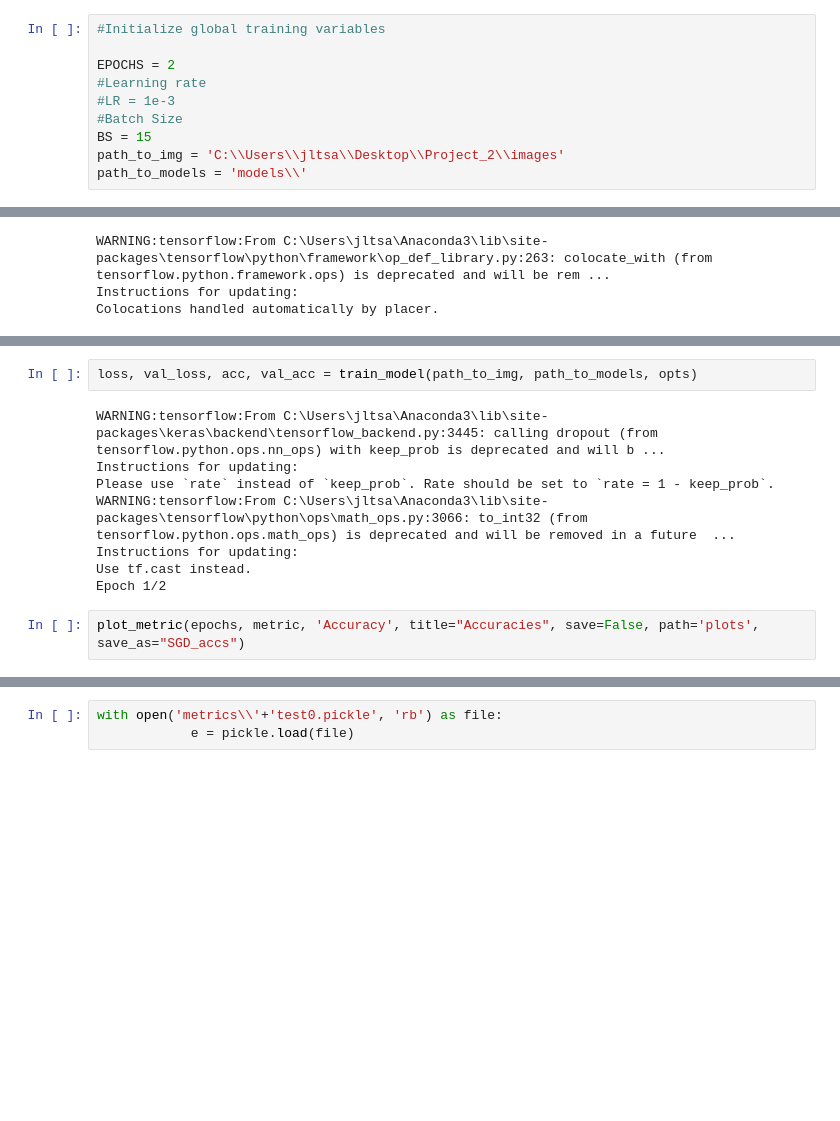
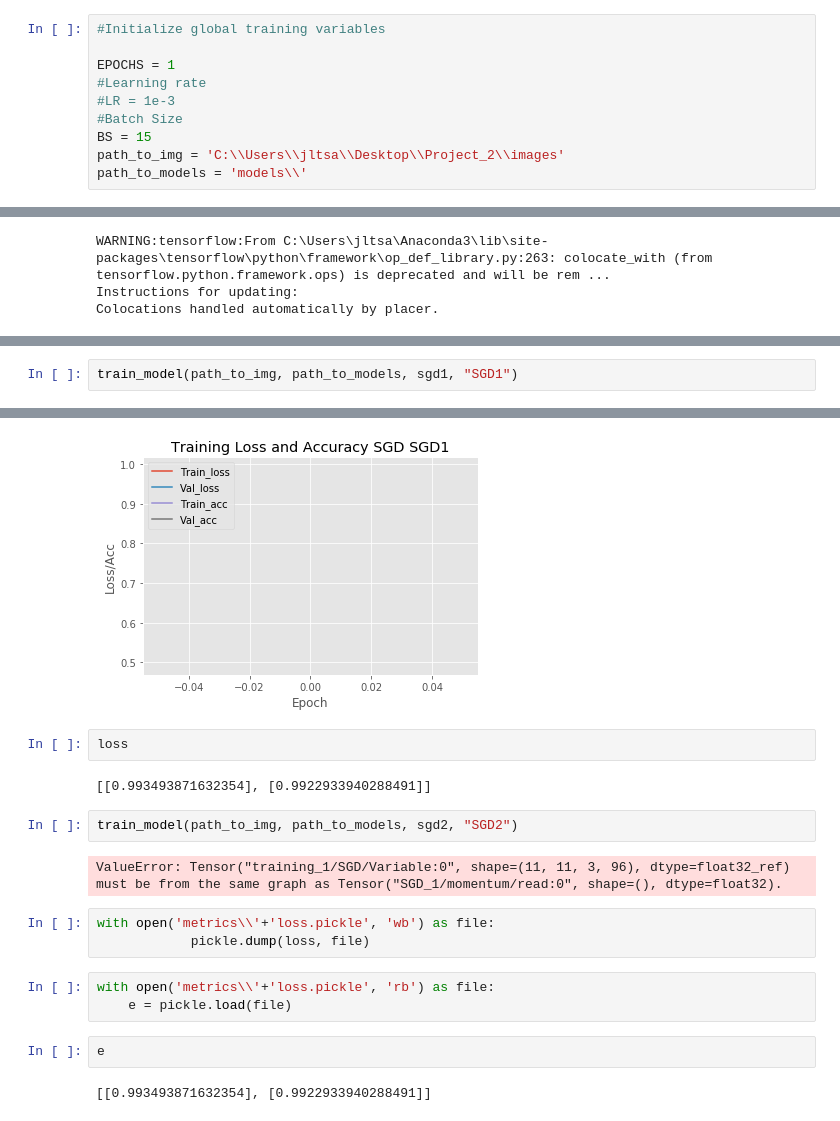
Before and after one commit to jltsao88/Capstone_Project_2, a Jupyter notebook: 05_Tuning_Optimizer.ipynb, the cells around one changed output, grey strips where cells are left out. Cells and saved outputs as stored; diff of their text form; blank space fills up the shorter version.

```diff
--- a/05_Tuning_Optimizer.ipynb
+++ b/05_Tuning_Optimizer.ipynb
@@ -148,7 +149,7 @@ aug_gen = ImageDataGenerator(rotation_range=30, width_shift_range=0.1,
 # %%
 #Initialize global training variables
 
-EPOCHS = 2
+EPOCHS = 1
 #Learning rate
 #LR = 1e-3
 #Batch Size
@@ -222,12 +219,3 @@ def train_model(im_path, model_path, optimizers):
-# %%
-loss, val_loss, acc, val_acc = train_model(path_to_img, path_to_models, opts)
-# %% [output]
-WARNING:tensorflow:From C:\Users\jltsa\Anaconda3\lib\site-packages\keras\backend\tensorflow_backend.py:3445: calling dropout (from tensorflow.python.ops.nn_ops) with keep_prob is deprecated and will b ...
-Instructions for updating:
-Please use `rate` instead of `keep_prob`. Rate should be set to `rate = 1 - keep_prob`.
-WARNING:tensorflow:From C:\Users\jltsa\Anaconda3\lib\site-packages\tensorflow\python\ops\math_ops.py:3066: to_int32 (from tensorflow.python.ops.math_ops) is deprecated and will be removed in a future  ...
-Instructions for updating:
-Use tf.cast instead.
-Epoch 1/2
-# %%
-plot_metric(epochs, metric, 'Accuracy', title="Accuracies", save=False, path='plots', save_as="SGD_accs")
+# %%
+train_model(path_to_img, path_to_models, sgd1, "SGD1")
+# %% [output]
@@ -234,3 +224,19 @@ plot_metric(epochs, metric, 'Accuracy', title="Accuracies", save=False, path='pl
+[figure, added]
+# %%
+loss
+# %% [output]
+[[0.993493871632354], [0.9922933940288491]]
+# %%
+train_model(path_to_img, path_to_models, sgd2, "SGD2")
+# %% [output]
+ValueError: Tensor("training_1/SGD/Variable:0", shape=(11, 11, 3, 96), dtype=float32_ref) must be from the same graph as Tensor("SGD_1/momentum/read:0", shape=(), dtype=float32).
+# %%
+with open('metrics\\'+'loss.pickle', 'wb') as file:
+            pickle.dump(loss, file)
 # %%
-with open('metrics\\'+'test0.pickle', 'rb') as file:
-            e = pickle.load(file)
+with open('metrics\\'+'loss.pickle', 'rb') as file:
+    e = pickle.load(file)
+# %%
+e
+# %% [output]
+[[0.993493871632354], [0.9922933940288491]]
```
Also changed, not shown: parts of 7 cells of this notebook.
